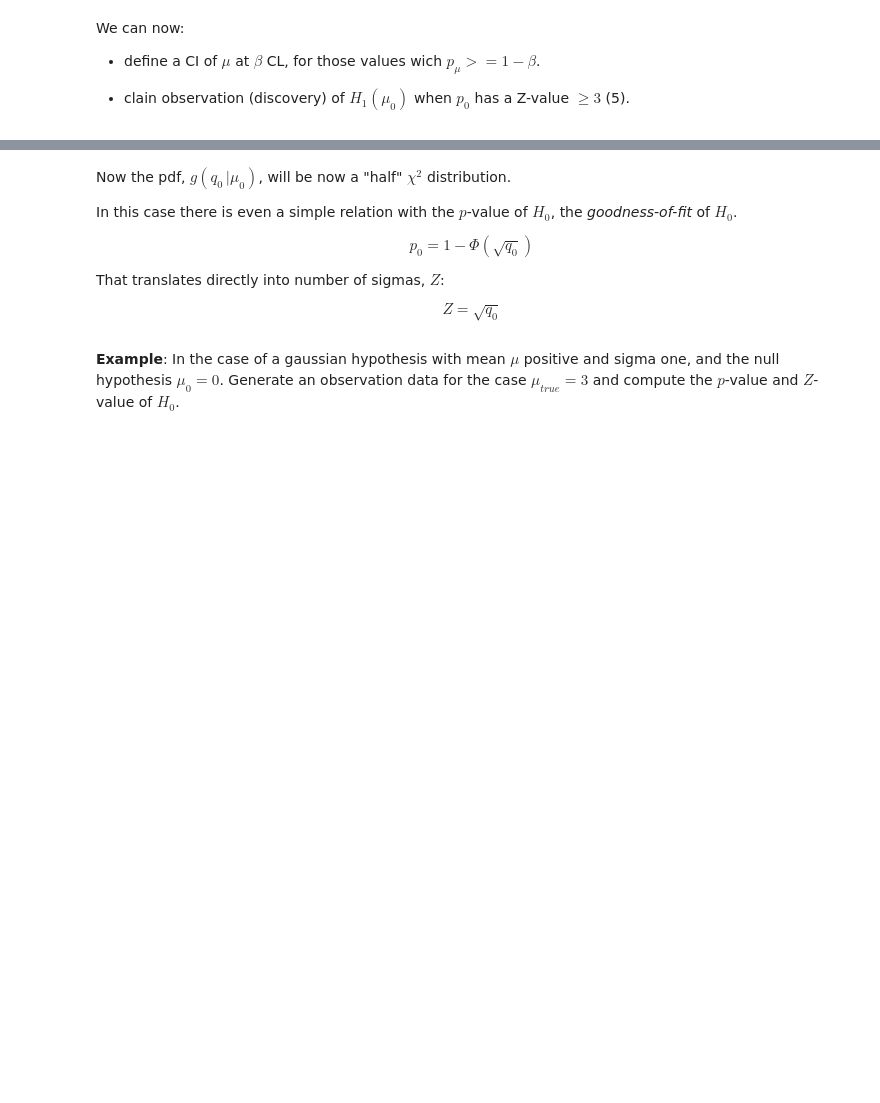
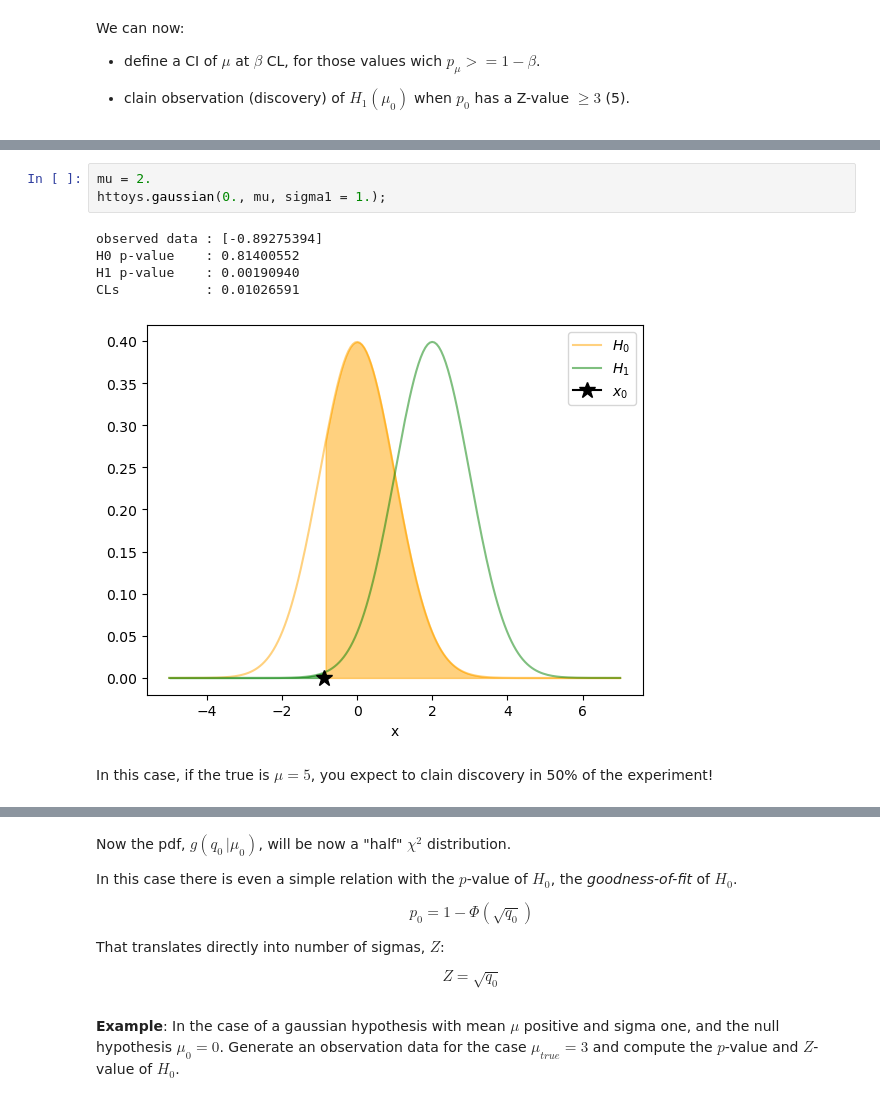
Before and after one commit to jahernando/USC-TA, a Jupyter notebook: ta_hypothesis_test_composite.ipynb, the cells around one changed output, grey strips where cells are left out. Drawn from its saved outputs; the diff is of its cells as text; blank space fills up the shorter version.

```diff
--- a/ta_hypothesis_test_composite.ipynb
+++ b/ta_hypothesis_test_composite.ipynb
@@ -182,0 +252,11 @@ central CI  : [3.16342408 4.56979991] at  68 % CL
+# %%
+mu = 2.
+httoys.gaussian(0., mu, sigma1 = 1.);
+# %% [output]
+observed data : [-0.89275394]
+H0 p-value    : 0.81400552
+H1 p-value    : 0.00190940
+CLs           : 0.01026591
+[figure, added]
+# %% [markdown]
+In this case, if the true is $\mu = 5$, you expect to clain discovery in 50% of the experiment!
```
Also changed, not shown: parts of 50 cells of this notebook, 1 other file.
